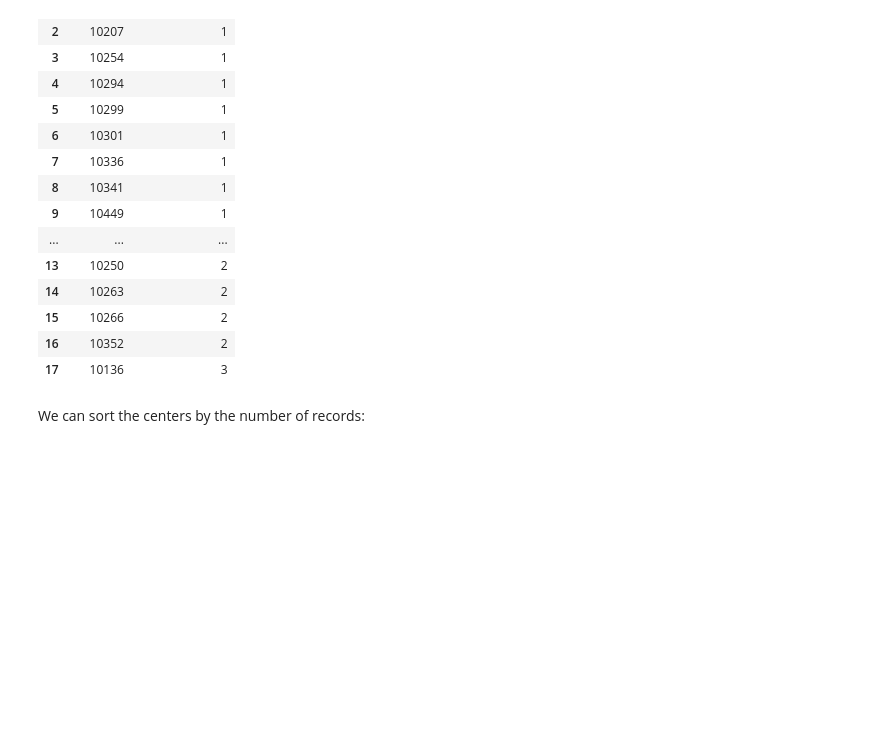
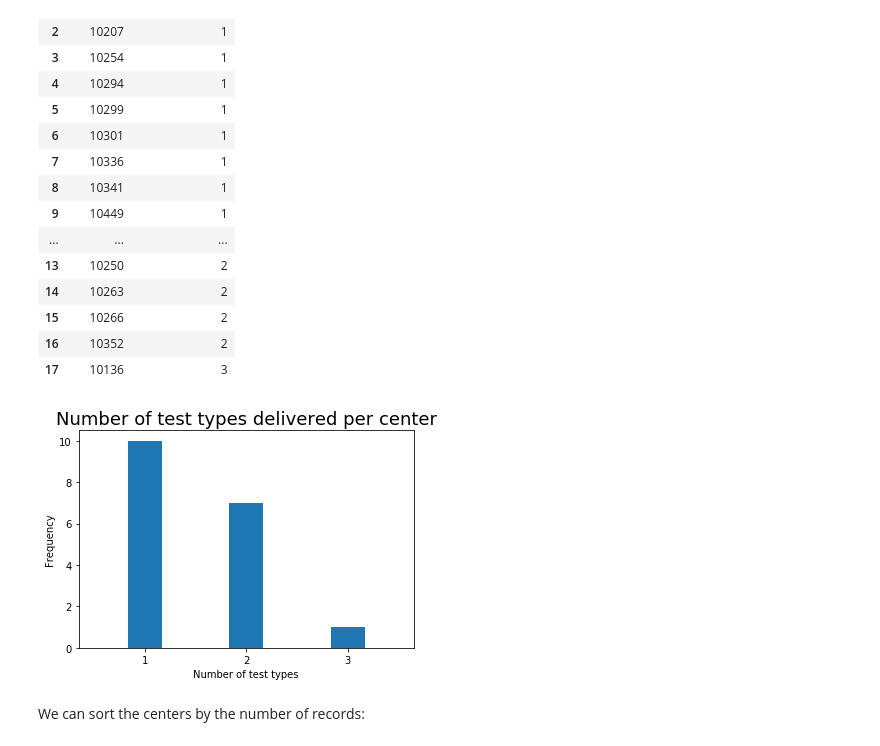
Before and after one commit to antoinechoffrut/UHCW, a Jupyter notebook: UHCW_EDA.ipynb, the cells around one changed output. Saved outputs shown, nothing was run; the diff lists cells and outputs as text; code cells hidden in the pictures; blank space fills up the shorter version.

Commit message:
Add summary of findings, streamline presentation of preliminary findings and of visualization

```diff
--- a/UHCW_EDA.ipynb
+++ b/UHCW_EDA.ipynb
@@ -25,8 +46,8 @@ Read in the `csv` file.
 # %%
 %%time
 print(datetime.datetime.now().strftime("%A %d %B %Y, %H:%M:%S"))
-filename = 'sample_appointments.csv'  # appointments.csv
-foldername = 'Data/UHCW'
+filename = 'sample_appointments.csv'
+foldername = 'Projects/UHCW'
 filepath = os.path.join(os.path.expanduser("~"), foldername, filename)
 
 filesize = os.path.getsize(filepath)
@@ -195,10 +207,11 @@ df.drop('age group', axis=1, inplace=True)
 # %% [markdown]
 We can sort the test centers by the number of test types:
 # %%
-df.groupby('id')['test type'].nunique().reset_index().sort_values(
+centers_ordered_by_test_types = df.groupby('id')['test type'].nunique().reset_index().sort_values(
     ['test type', 'id']).rename(
     index=str, columns={'id': 'center id', 'test type': 'nb of test types'}
 ).reset_index(drop=True)
+centers_ordered_by_test_types
 # %% [output]
 |  | center id | nb of test types |
 | 0 | 10137 | 1 |
@@ -217,6 +230,16 @@ df.groupby('id')['test type'].nunique().reset_index().sort_values(
 | 15 | 10266 | 2 |
 | 16 | 10352 | 2 |
 | 17 | 10136 | 3 |
+# %%
+fig, ax = plt.subplots()
+centers_ordered_by_test_types['nb of test types'].hist(range=(0.5, 3.5), bins=9);
+ax.set_title("Number of test types delivered per center", fontsize=18);
+ax.set_xlabel("Number of test types");
+ax.set_xticks([1, 2, 3]);
+ax.set_ylabel("Frequency");
+ax.grid();
+# %% [output]
+[figure, added]
 # %% [markdown]
 We can sort the centers by the number of records:
 # %%
```
Also changed, not shown: parts of 48 cells of this notebook.
